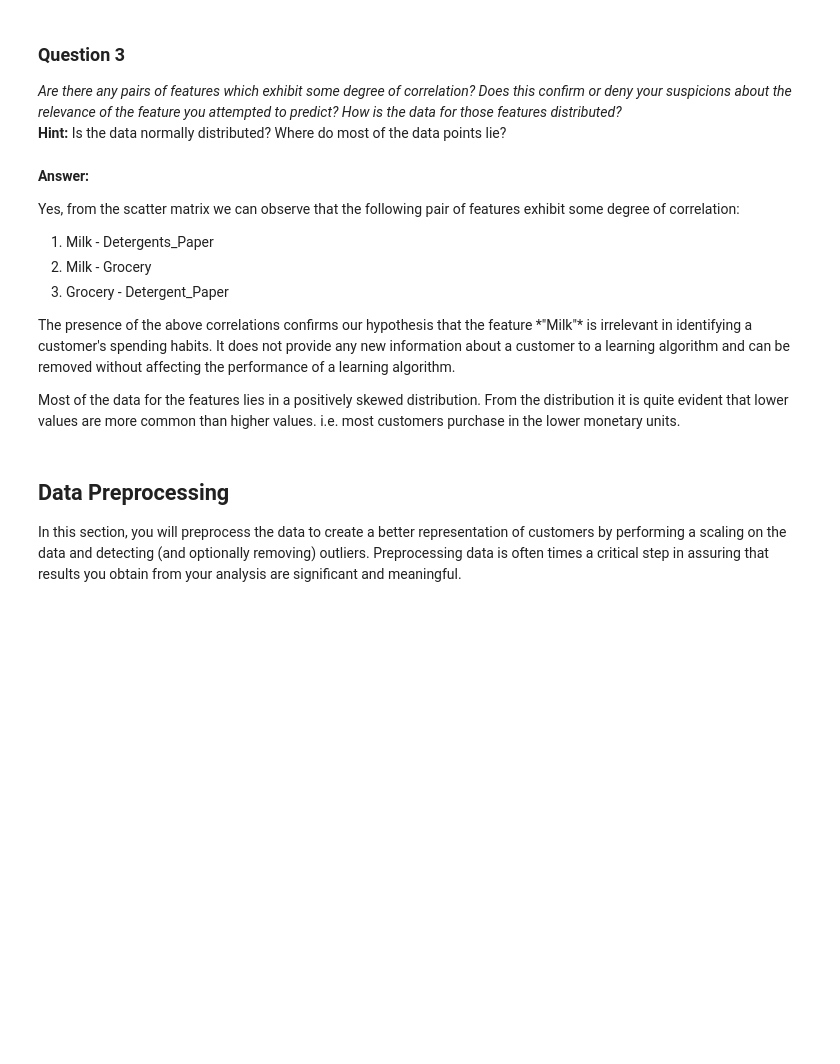
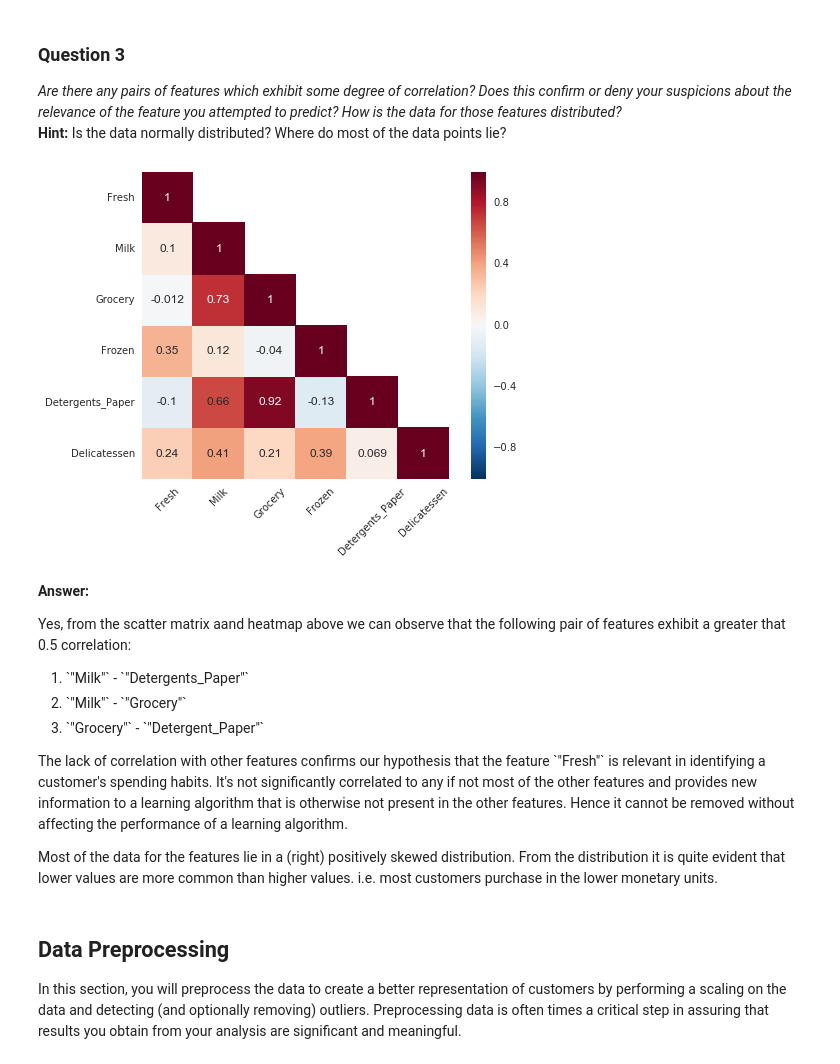
Before and after one commit to parambharat/ML-Programs, a Jupyter notebook: P3:_creating_customer_segments/customer_segments.ipynb, the cells around one changed output. Cells and saved outputs as stored; diff of their text form; code cells hidden in the pictures; blank space fills up the shorter version.

```diff
--- a/P3:_creating_customer_segments/customer_segments.ipynb
+++ b/P3:_creating_customer_segments/customer_segments.ipynb
@@ -134,21 +153,32 @@ pd.scatter_matrix(data, alpha = 0.3, figsize = (14,8), diagonal = 'kde');
 ### Question 3
 *Are there any pairs of features which exhibit some degree of correlation? Does this confirm or deny your suspicions about the relevance of the feature you attempted to predict? How is the data for those features distributed?*
 **Hint:** Is the data normally distributed? Where do most of the data points lie?
+# %%
+import seaborn as sns
+import pylab as plt
+corr = data.corr()
+mask = np.zeros_like(corr)
+mask[np.triu_indices_from(mask, 1)] = True
+with sns.axes_style("white"):
+    ax = sns.heatmap(corr, mask=mask, square=True, annot=True, cmap='RdBu_r')
+    plt.xticks(rotation=45, ha='center');
+# %% [output]
+[figure, added]
 # %% [markdown]
 **Answer:**
 <p>
-Yes, from the scatter matrix we can observe that the following pair of features exhibit some degree of correlation:
+Yes, from the scatter matrix aand heatmap above we can observe that the following pair of features exhibit a greater that 0.5 correlation:
 <ol>
-<li>Milk - Detergents_Paper</li>
-<li>Milk - Grocery</li>
-<li>Grocery - Detergent_Paper</li>
+<li>`"Milk"` - `"Detergents_Paper"`</li>
+<li>`"Milk"` - `"Grocery"`</li>
+<li>`"Grocery"` - `"Detergent_Paper"`</li>
 </ol>
 </p>
 <p>
-The presence of the above correlations confirms our hypothesis that the feature *"Milk"* is irrelevant in identifying a customer's spending habits. It does not provide any new information about a customer to a learning algorithm and can be removed without affecting the performance of a learning algorithm.
+The lack of correlation with other features confirms our hypothesis that the feature `"Fresh"` is relevant in identifying a customer's spending habits. It's not significantly correlated to any if not most of the other features and provides new information to a learning algorithm that is otherwise not present in the other features. Hence it cannot be removed without affecting the performance of a learning algorithm.
 </p>
 <p>
-Most of the data for the features lies in a positively skewed distribution. From the distribution it is quite evident that lower values are more common than higher values. i.e. most customers purchase in the lower monetary units.
+Most of the data for the features lie in a (right) positively skewed distribution. From the distribution it is quite evident that lower values are more common than higher values. i.e. most customers purchase in the lower monetary units.
 </p>
 # %% [markdown]
 ## Data Preprocessing
```
Also changed, not shown: parts of 19 cells of this notebook, 1 other file.
